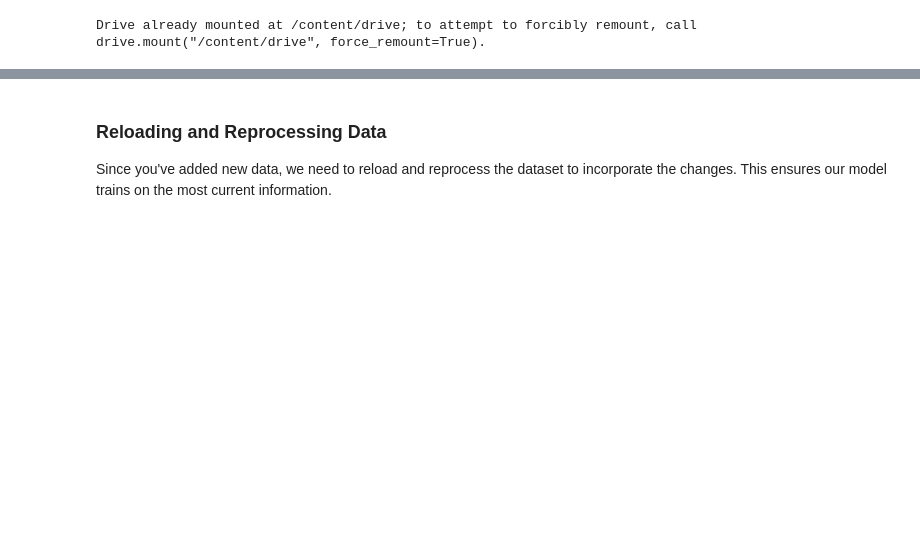
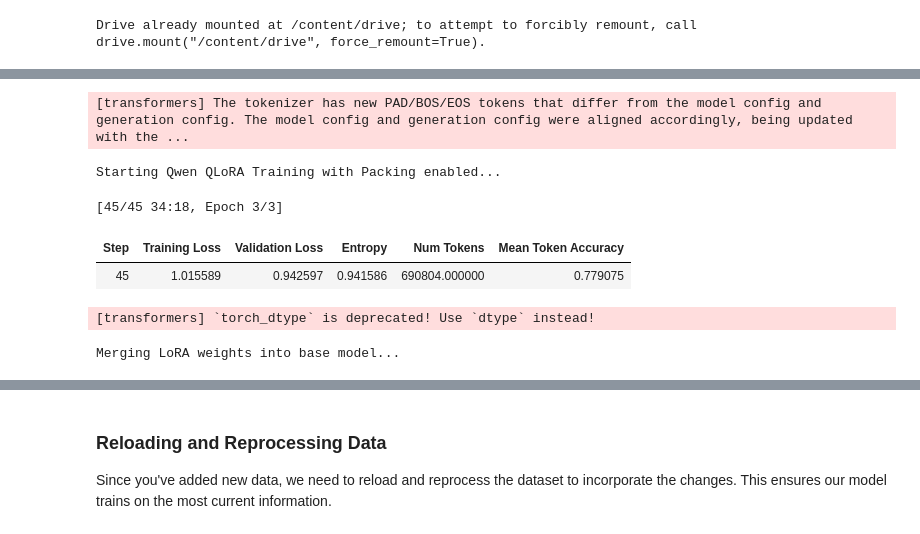
Before and after one commit to Naveen-gale/DATA-SCENS-LEARNING, a Jupyter notebook: novelai.ipynb, the cells around one changed output, grey strips where cells are left out. Drawn from its saved outputs; the diff is of its cells as text; code cells hidden in the pictures; blank space fills up the shorter version.

```diff
--- a/novelai.ipynb
+++ b/novelai.ipynb
@@ -15,0 +120,73 @@ DATASET_PATH = f"{BASE_PATH}/final_dataset.jsonl"
+# %%
+from trl import SFTTrainer, SFTConfig
+from transformers import DataCollatorForLanguageModeling, EarlyStoppingCallback, AutoModelForCausalLM
+from peft import PeftModel
+import torch
+import os
+
+# Production path definitions
+BASE_PATH = "/content/drive/MyDrive/AntigoneGPT"
+MODEL_SAVE_PATH = os.path.abspath(f"{BASE_PATH}/final_model")
+
+# Ensure datasets are available in global scope
+train_ds = globals().get('train_dataset')
+eval_ds = globals().get('eval_dataset')
+
+if train_ds is None:
+    raise ValueError("train_dataset not found. Please run cell b5e4821a first.")
+
+# Configuration for training - Qwen Optimized
+# Removed max_seq_length to satisfy the SFTConfig init signature
+sft_config = SFTConfig(
+    output_dir="./qwen-antigone-checkpoints",
+    per_device_train_batch_size=4,
+    gradient_accumulation_steps=4,
+    learning_rate=2e-4,
+    lr_scheduler_type="cosine",
+    warmup_steps=100,
+    num_train_epochs=3,
+    logging_steps=5,
+    eval_strategy="steps",
+    eval_steps=50,
+    save_strategy="steps",
+    save_steps=50,
+    load_best_model_at_end=True,
+    fp16=not torch.cuda.is_bf16_supported(),
+    bf16=torch.cuda.is_bf16_supported(),
+    report_to="tensorboard",
+    weight_decay=0.01,
+    dataset_text_field="text",
+    packing=True
+)
+
+# SFTTrainer setup
+# We rely on packing=True in SFTConfig to handle sequence lengths automatically
+trainer = SFTTrainer(
+    model=model,
+    args=sft_config,
+    train_dataset=train_ds,
+    eval_dataset=eval_ds,
+    callbacks=[EarlyStoppingCallback(early_stopping_patience=2)]
+)
+
+print("Starting Qwen QLoRA Training with Packing enabled...")
+trainer.train()
+
+# Merge LoRA adapters into base model
+print("Merging LoRA weights into base model...")
+base_model = AutoModelForCausalLM.from_pretrained(
+    model_id,
+    torch_dtype=torch.float16,
+    device_map="cpu",
+    trust_remote_code=True
+)
+
+merged_model = PeftModel.from_pretrained(base_model, trainer.state.best_model_checkpoint)
+merged_model = merged_model.merge_and_unload()
+
+# Final Save
+os.makedirs(MODEL_SAVE_PATH, exist_ok=True)
+merged_model.save_pretrained(MODEL_SAVE_PATH)
+tokenizer.save_pretrained(MODEL_SAVE_PATH)
+print(f"Production model successfully saved to {MODEL_SAVE_PATH}")
+# %% [output]
@@ -15,0 +195,7 @@ DATASET_PATH = f"{BASE_PATH}/final_dataset.jsonl"
+[transformers] The tokenizer has new PAD/BOS/EOS tokens that differ from the model config and generation config. The model config and generation config were aligned accordingly, being updated with the ...
+Starting Qwen QLoRA Training with Packing enabled...
+[45/45 34:18, Epoch 3/3]
+| Step | Training Loss | Validation Loss | Entropy | Num Tokens | Mean Token Accuracy |
+| 45 | 1.015589 | 0.942597 | 0.941586 | 690804.000000 | 0.779075 |
+[transformers] `torch_dtype` is deprecated! Use `dtype` instead!
+Merging LoRA weights into base model...
```
Also changed, not shown: parts of 25 cells of this notebook.
